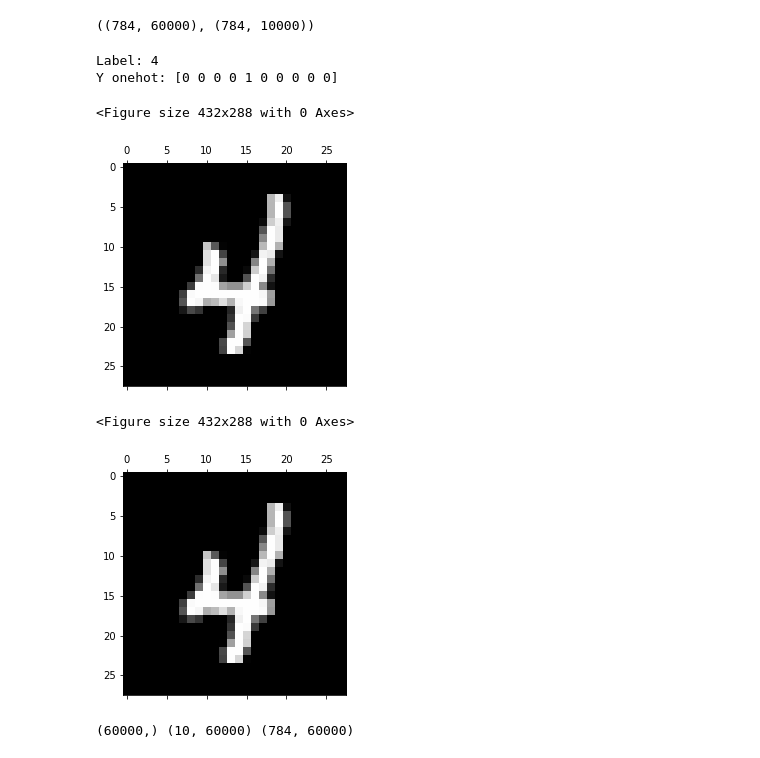
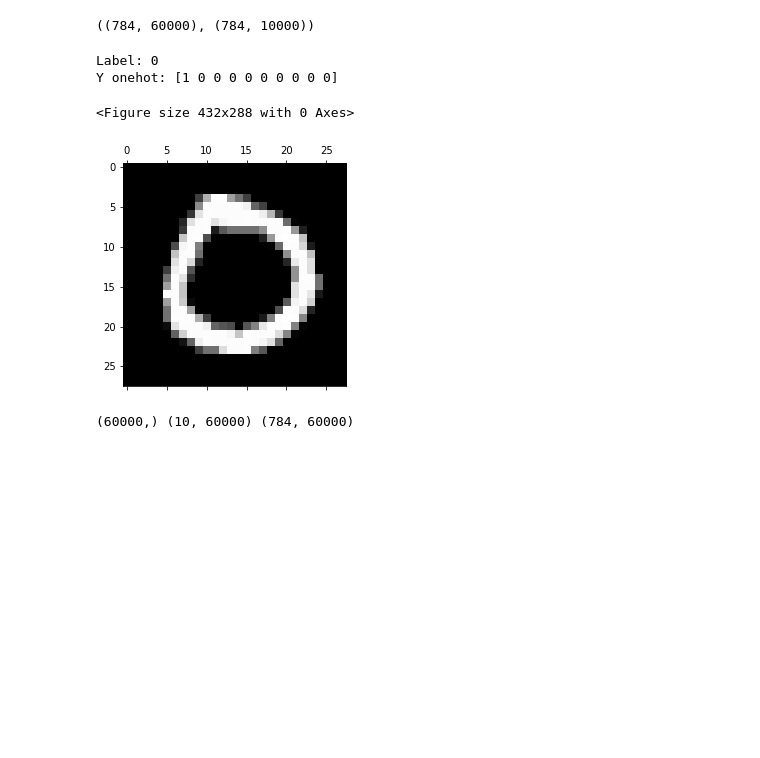
Before and after one commit to efekaanefe/MNIST-Digit-Recognizer-From-Scratch, a Jupyter notebook: nn.ipynb, the cells around one changed output. Saved outputs shown, nothing was run; the diff lists cells and outputs as text; code cells hidden in the pictures; blank space fills up the shorter version.

```diff
--- a/nn.ipynb
+++ b/nn.ipynb
@@ -56,26 +56,24 @@ train_X_flatten.shape, test_X_flatten.shape
 # %%
 def plot_and_label_train_X(i):
     print("Label:", train_y[i])
     print("Y onehot:", train_y_onehot.T[i])
     plt.gray()
     plt.matshow(train_X[i])
     plt.show()
 
-    p = np.reshape(train_X_flatten.T[i].T,(28,28))
-    plt.gray()
-    plt.matshow(p)
-    plt.show()
+    # p = np.reshape(train_X_flatten.T[i].T,(28,28))
+    # plt.gray()
+    # plt.matshow(p)
+    # plt.show()
 
 
 
 plot_and_label_train_X(np.random.randint(0,1000))
 # %% [output]
-Label: 4
-Y onehot: [0 0 0 0 1 0 0 0 0 0]
+Label: 0
+Y onehot: [1 0 0 0 0 0 0 0 0 0]
 <Figure size 432x288 with 0 Axes>
-[figure, old version]
+[figure, new version]
-<Figure size 432x288 with 0 Axes>
-[figure, removed]
 # %%
 def sigmoid(x):
     return 1/(1+np.exp(-x))
```
Also changed, not shown: parts of 9 cells of this notebook.
